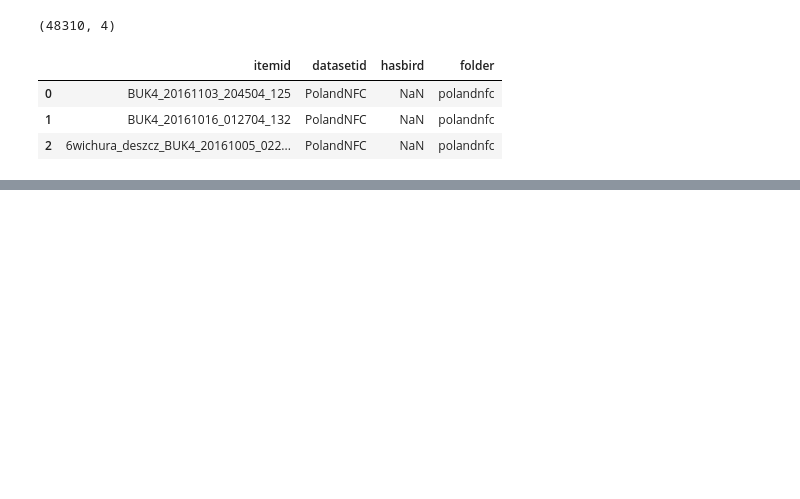
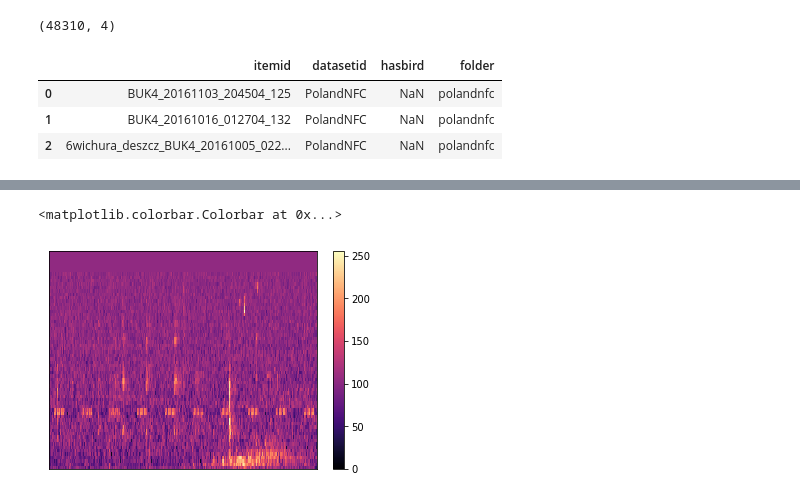
Before and after one commit to jonnor/birddetect, a Jupyter notebook: Features.ipynb, the cells around one changed output, grey strips where cells are left out. Saved outputs shown, nothing was run; the diff lists cells and outputs as text; code cells hidden in the pictures; blank space fills up the shorter version.

```diff
--- a/Features.ipynb
+++ b/Features.ipynb
@@ -30,0 +84,15 @@ dataset.head(3)
+# %%
+def quantize_8bit(s):
+    out_min = 0
+    out_max = 255
+    in_min, in_max = s.min(), s.max()
+
+    std = (s - in_min) / (in_max - in_min)
+    scaled = std * (out_max - out_min) + out_min
+    return scaled.astype(numpy.uint8)
+
+librosa.display.specshow(quantize_8bit(example_mel))
+plt.colorbar()
+# %% [output]
+<matplotlib.colorbar.Colorbar at 0x...>
+[figure, added]
```
Also changed, not shown: parts of 13 cells of this notebook, 3 other files.
